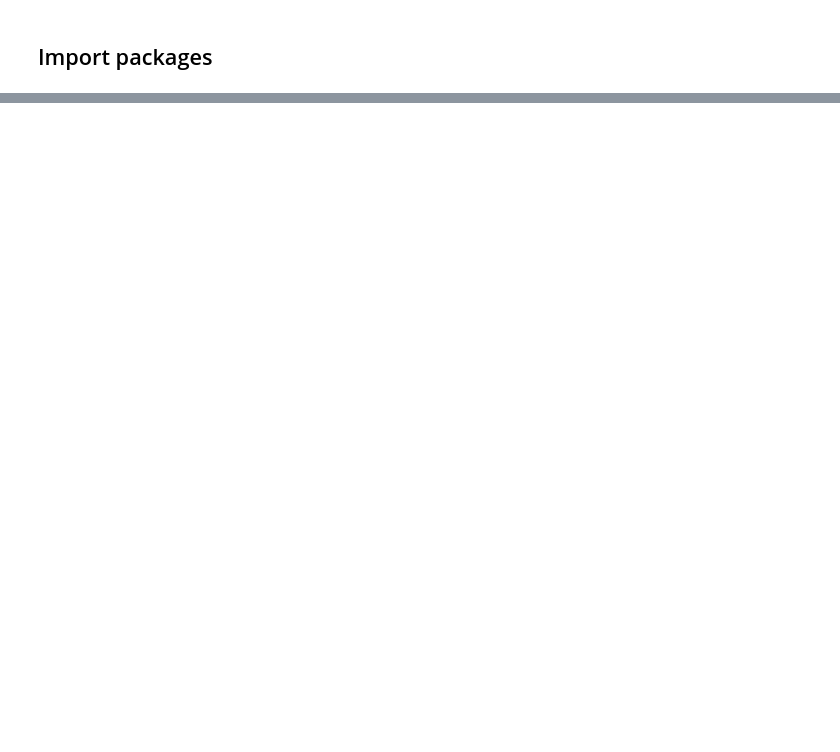
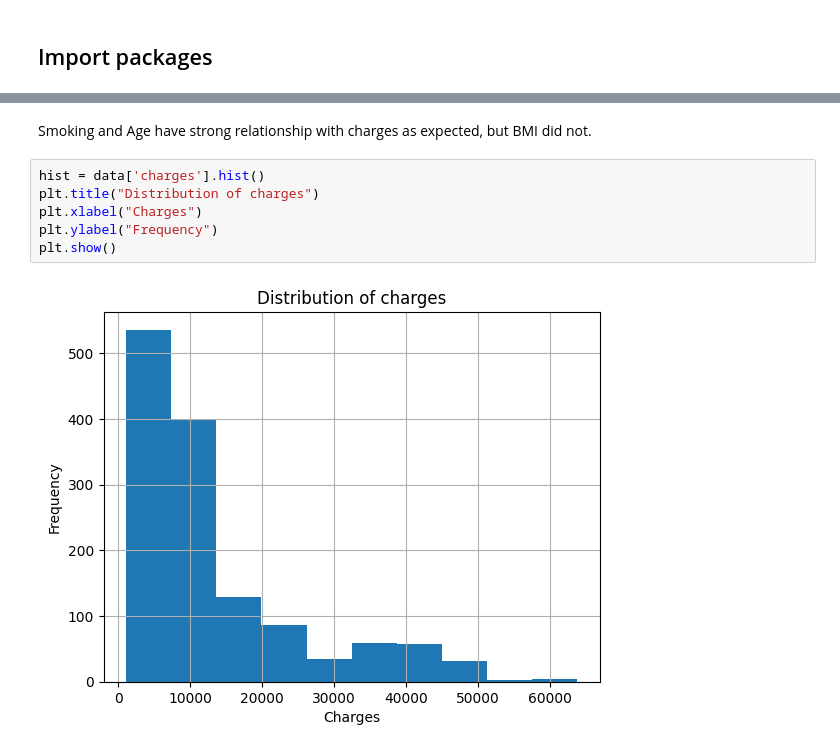
Before and after one commit to lucas6028/machine-learning, a Jupyter notebook: Regression/medical_cost.ipynb, the cells around one changed output, grey strips where cells are left out. Saved outputs shown, nothing was run; the diff lists cells and outputs as text; blank space fills up the shorter version.

```diff
--- a/Regression/medical_cost.ipynb
+++ b/Regression/medical_cost.ipynb
@@ -536,0 +116,10 @@ plot_pred(dv_set, model, device)  # Show prediction on the validation set
+# %% [markdown]
+Smoking and Age have strong relationship with charges as expected, but BMI did not.
+# %%
+hist = data['charges'].hist()
+plt.title("Distribution of charges")
+plt.xlabel("Charges")
+plt.ylabel("Frequency")
+plt.show()
+# %% [output]
+[figure, added]
```
Also changed, not shown: parts of 72 cells of this notebook.
